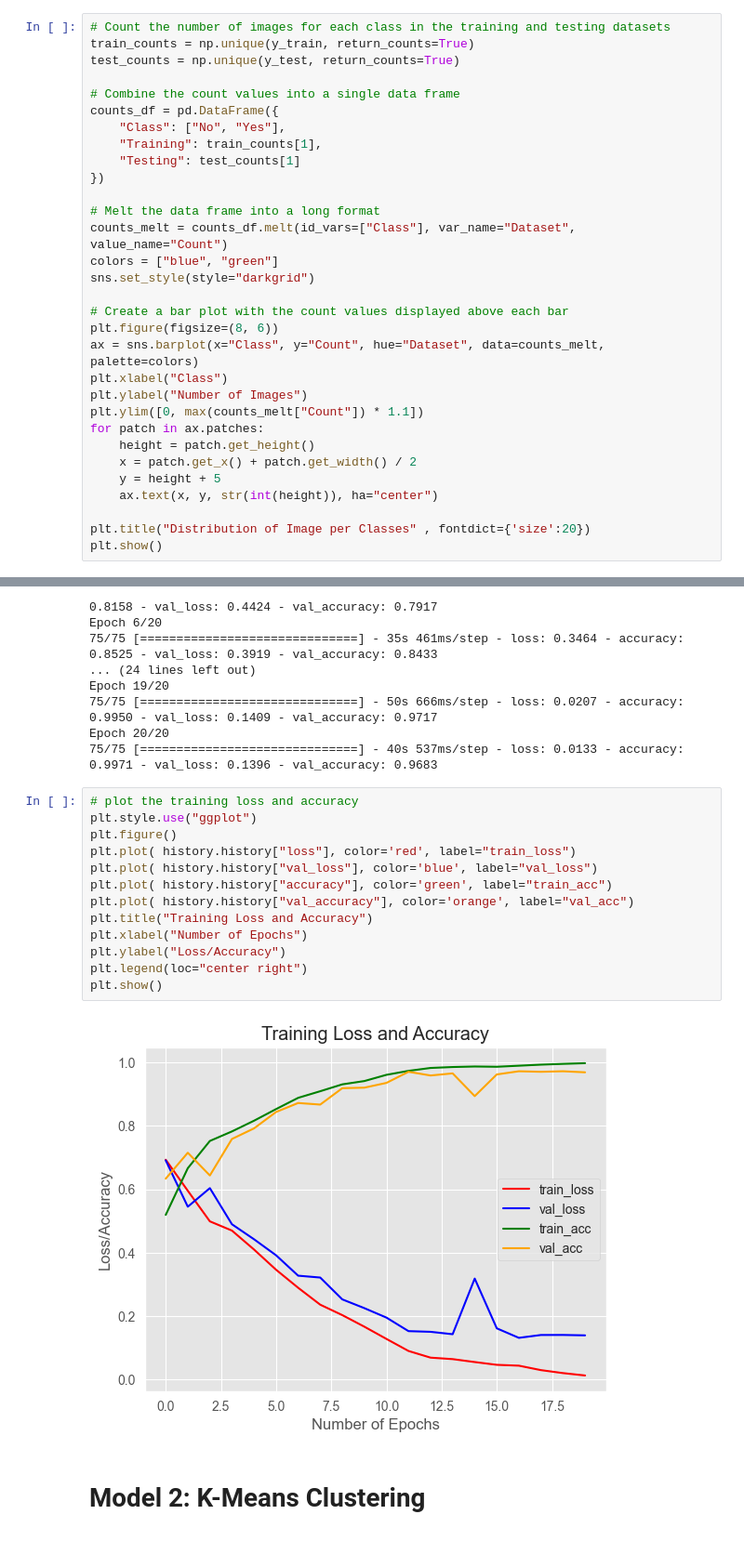
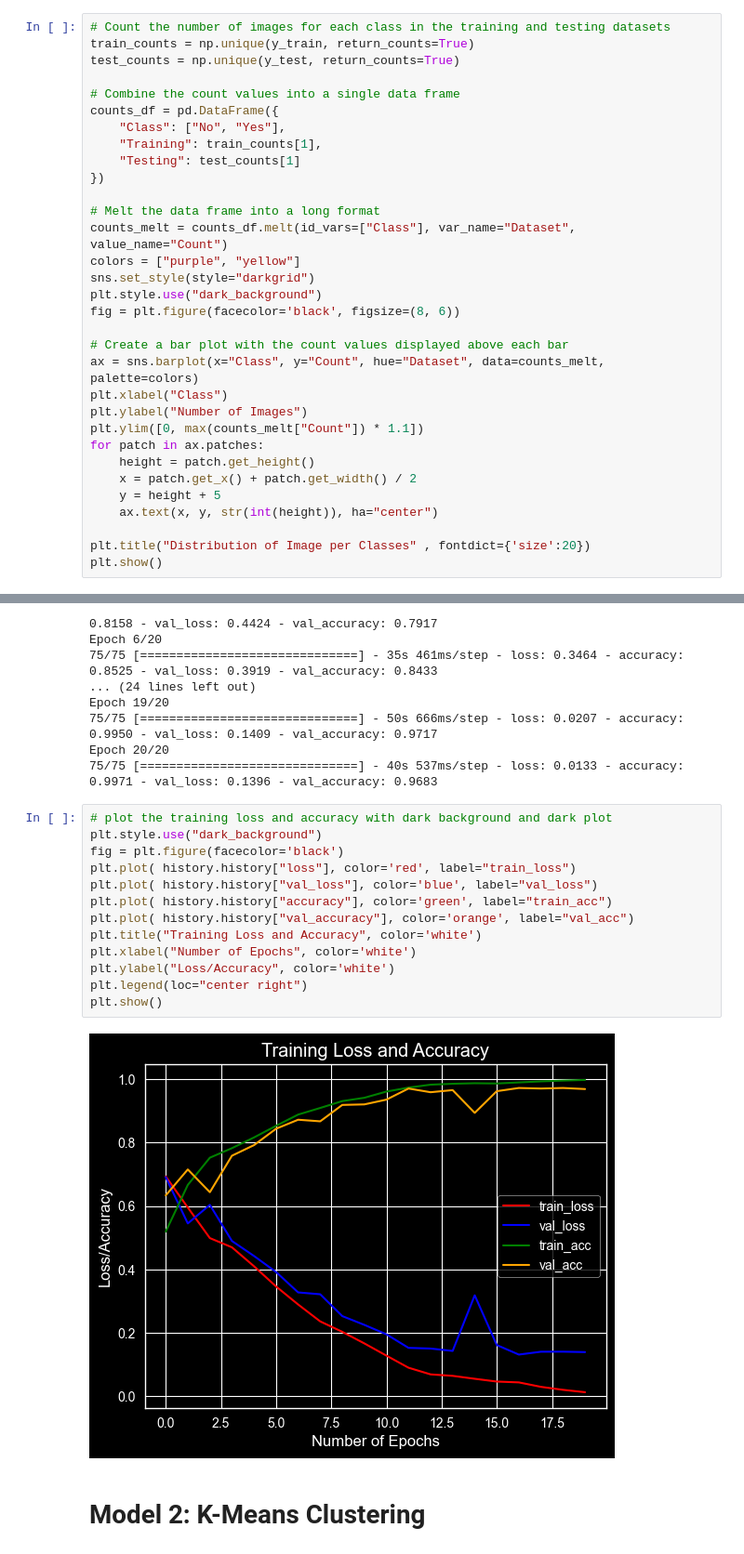
Before and after one commit to AliZ786/COMP-478, a Jupyter notebook: COMP478_Project.ipynb, the cells around one changed output, grey strips where cells are left out. Shown at 93% size. Saved outputs shown, nothing was run; the diff lists cells and outputs as text.

```diff
--- a/COMP478_Project.ipynb
+++ b/COMP478_Project.ipynb
@@ -117,11 +121,12 @@ counts_df = pd.DataFrame({
 
 # Melt the data frame into a long format
 counts_melt = counts_df.melt(id_vars=["Class"], var_name="Dataset", value_name="Count")
-colors = ["blue", "green"]
+colors = ["purple", "yellow"]
 sns.set_style(style="darkgrid")
+plt.style.use("dark_background")
+fig = plt.figure(facecolor='black', figsize=(8, 6))
 
 # Create a bar plot with the count values displayed above each bar
-plt.figure(figsize=(8, 6))
 ax = sns.barplot(x="Class", y="Count", hue="Dataset", data=counts_melt, palette=colors)
 plt.xlabel("Class")
 plt.ylabel("Number of Images")
@@ -181,20 +186,20 @@ Epoch 19/20
 Epoch 20/20
 75/75 [==============================] - 40s 537ms/step - loss: 0.0133 - accuracy: 0.9971 - val_loss: 0.1396 - val_accuracy: 0.9683
 # %%
-# plot the training loss and accuracy
-plt.style.use("ggplot")
-plt.figure()
+# plot the training loss and accuracy with dark background and dark plot
+plt.style.use("dark_background")
+fig = plt.figure(facecolor='black')
 plt.plot( history.history["loss"], color='red', label="train_loss")
 plt.plot( history.history["val_loss"], color='blue', label="val_loss")
 plt.plot( history.history["accuracy"], color='green', label="train_acc")
 plt.plot( history.history["val_accuracy"], color='orange', label="val_acc")
-plt.title("Training Loss and Accuracy")
-plt.xlabel("Number of Epochs")
-plt.ylabel("Loss/Accuracy")
+plt.title("Training Loss and Accuracy", color='white')
+plt.xlabel("Number of Epochs", color='white')
+plt.ylabel("Loss/Accuracy", color='white')
 plt.legend(loc="center right")
 plt.show()
 # %% [output]
-[figure, old version]
+[figure, new version]
 # %% [markdown]
 # Model 2: K-Means Clustering
 # %%
```
Also changed, not shown: parts of 10 cells of this notebook.
